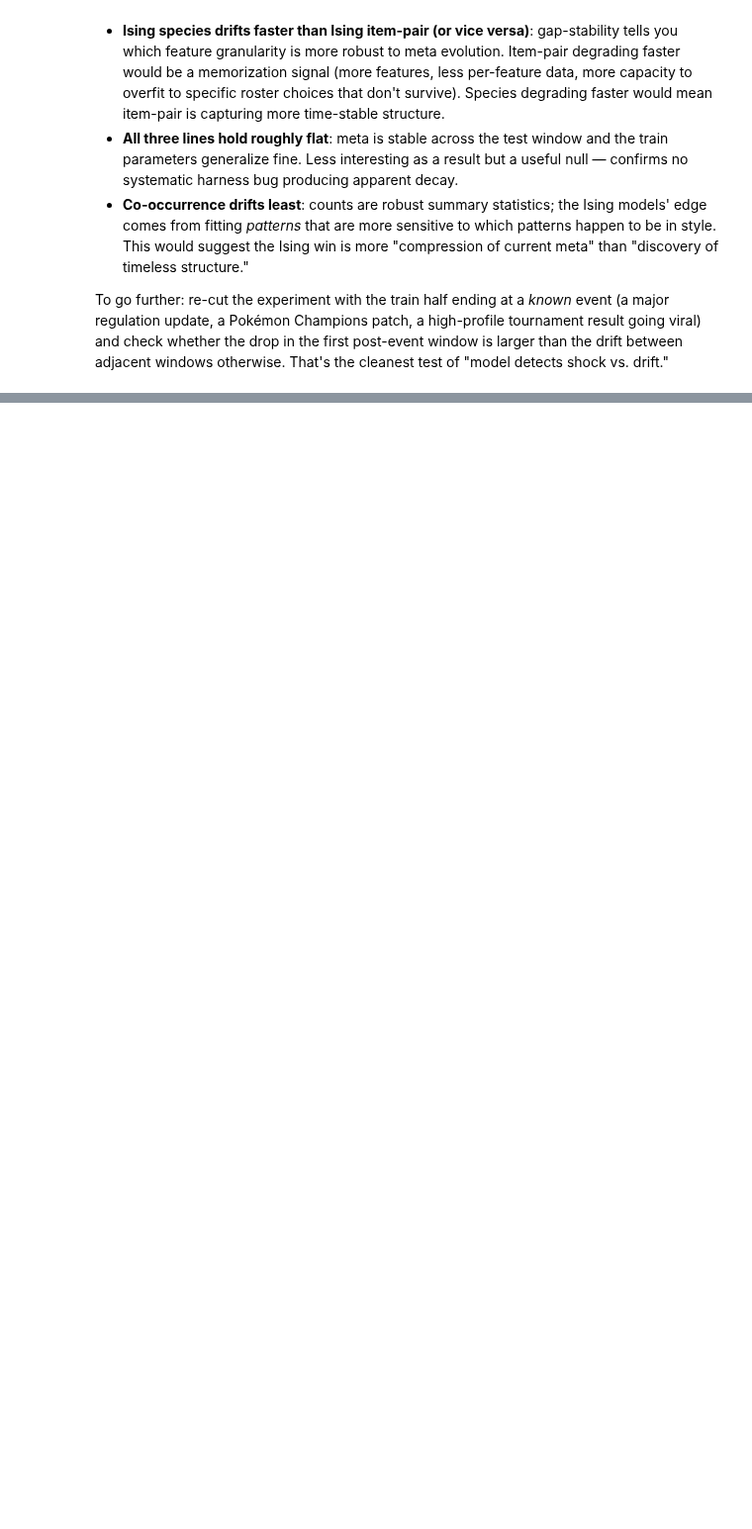
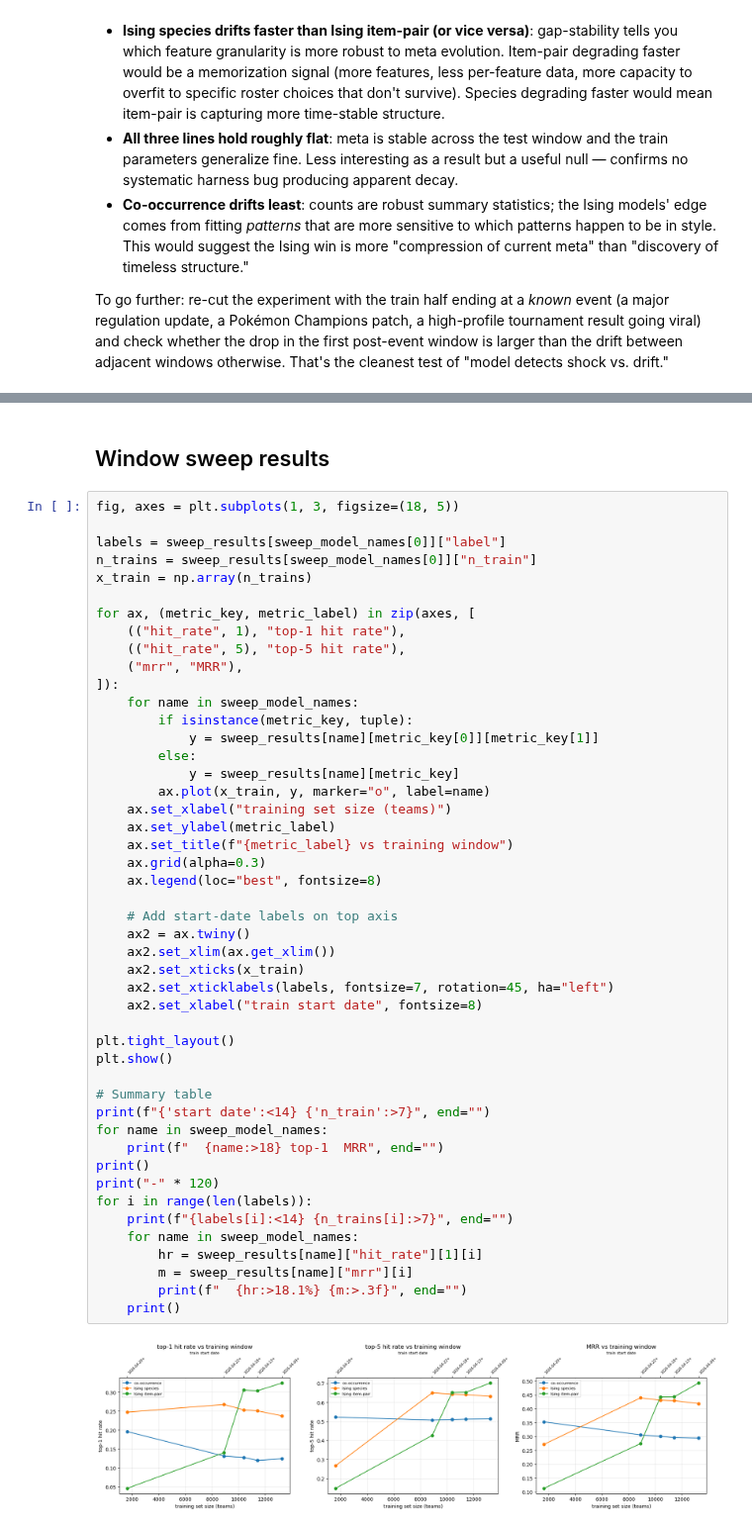
Before and after one commit to kylehtunis/k2dex, a Jupyter notebook: notebooks/temporal_drift.ipynb, the cells around one changed output, grey strips where cells are left out. Shown at 99% size. Saved outputs shown, nothing was run; the diff lists cells and outputs as text; blank space fills up the shorter version.

```diff
--- a/notebooks/temporal_drift.ipynb
+++ b/notebooks/temporal_drift.ipynb
@@ -367,0 +543,51 @@ To go further: re-cut the experiment with the train half ending at a *known* eve
+# %% [markdown]
+## Window sweep results
+# %%
+fig, axes = plt.subplots(1, 3, figsize=(18, 5))
+
+labels = sweep_results[sweep_model_names[0]]["label"]
+n_trains = sweep_results[sweep_model_names[0]]["n_train"]
+x_train = np.array(n_trains)
+
+for ax, (metric_key, metric_label) in zip(axes, [
+    (("hit_rate", 1), "top-1 hit rate"),
+    (("hit_rate", 5), "top-5 hit rate"),
+    ("mrr", "MRR"),
+]):
+    for name in sweep_model_names:
+        if isinstance(metric_key, tuple):
+            y = sweep_results[name][metric_key[0]][metric_key[1]]
+        else:
+            y = sweep_results[name][metric_key]
+        ax.plot(x_train, y, marker="o", label=name)
+    ax.set_xlabel("training set size (teams)")
+    ax.set_ylabel(metric_label)
+    ax.set_title(f"{metric_label} vs training window")
+    ax.grid(alpha=0.3)
+    ax.legend(loc="best", fontsize=8)
+
+    # Add start-date labels on top axis
+    ax2 = ax.twiny()
+    ax2.set_xlim(ax.get_xlim())
+    ax2.set_xticks(x_train)
+    ax2.set_xticklabels(labels, fontsize=7, rotation=45, ha="left")
+    ax2.set_xlabel("train start date", fontsize=8)
+
+plt.tight_layout()
+plt.show()
+
+# Summary table
+print(f"{'start date':<14} {'n_train':>7}", end="")
+for name in sweep_model_names:
+    print(f"  {name:>18} top-1  MRR", end="")
+print()
+print("-" * 120)
+for i in range(len(labels)):
+    print(f"{labels[i]:<14} {n_trains[i]:>7}", end="")
+    for name in sweep_model_names:
+        hr = sweep_results[name]["hit_rate"][1][i]
+        m = sweep_results[name]["mrr"][i]
+        print(f"  {hr:>18.1%} {m:>.3f}", end="")
+    print()
+# %% [output]
+[figure, added]
```
Also changed, not shown: parts of 6 cells of this notebook, 1 other file.
